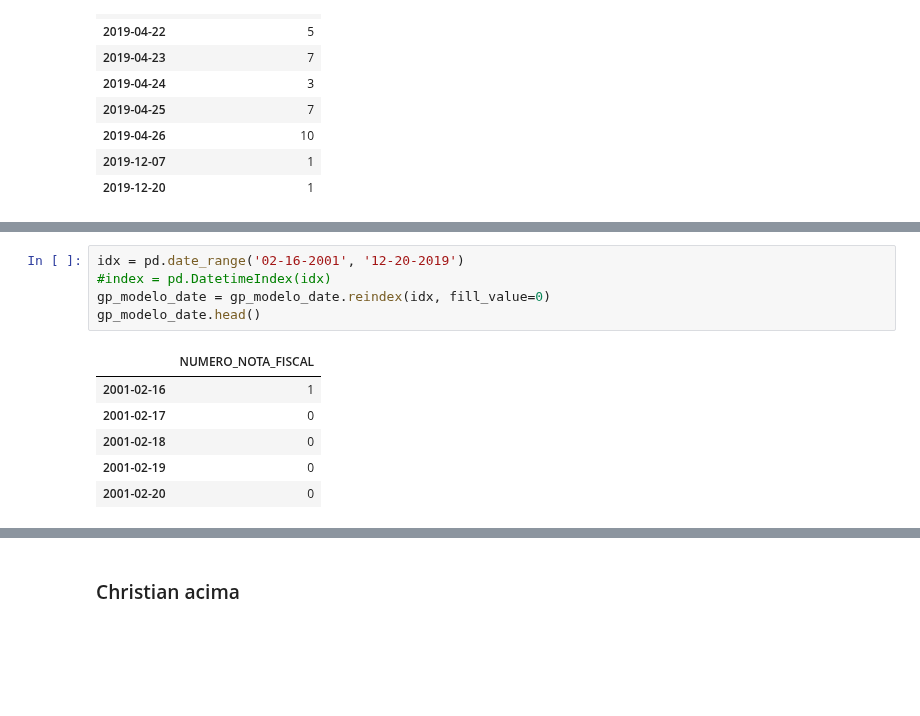
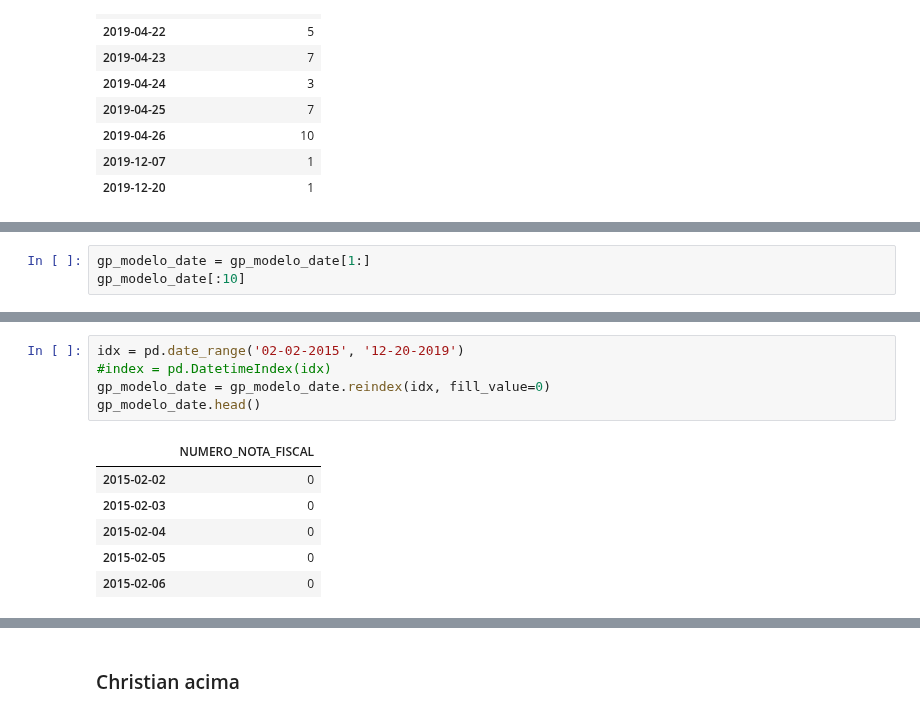
Before and after one commit to equipepontozip/sonic-the-movie, a Jupyter notebook: exploratoria/exploratoria-vendas.ipynb, the cells around one changed output, grey strips where cells are left out. Saved outputs shown, nothing was run; the diff lists cells and outputs as text; blank space fills up the shorter version.

```diff
--- a/exploratoria/exploratoria-vendas.ipynb
+++ b/exploratoria/exploratoria-vendas.ipynb
@@ -238,0 +241,3 @@ gp_modelo_date[-10:]
+# %%
+gp_modelo_date = gp_modelo_date[1:]
+gp_modelo_date[:10]
@@ -239,12 +257,12 @@ gp_modelo_date[-10:]
 # %%
-idx = pd.date_range('02-16-2001', '12-20-2019')
+idx = pd.date_range('02-02-2015', '12-20-2019')
 #index = pd.DatetimeIndex(idx)
 gp_modelo_date = gp_modelo_date.reindex(idx, fill_value=0)
 gp_modelo_date.head()
 # %% [output]
 |  | NUMERO_NOTA_FISCAL |
-| 2001-02-16 | 1 |
-| 2001-02-17 | 0 |
-| 2001-02-18 | 0 |
-| 2001-02-19 | 0 |
-| 2001-02-20 | 0 |
+| 2015-02-02 | 0 |
+| 2015-02-03 | 0 |
+| 2015-02-04 | 0 |
+| 2015-02-05 | 0 |
+| 2015-02-06 | 0 |
```
Also changed, not shown: parts of 9 cells of this notebook.
